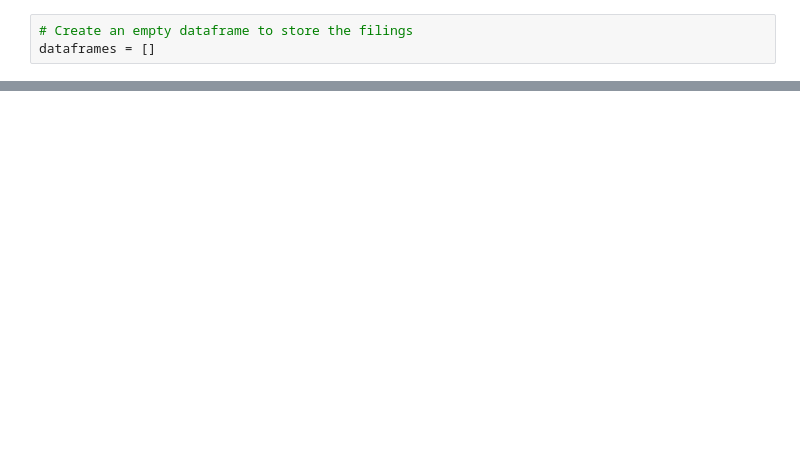
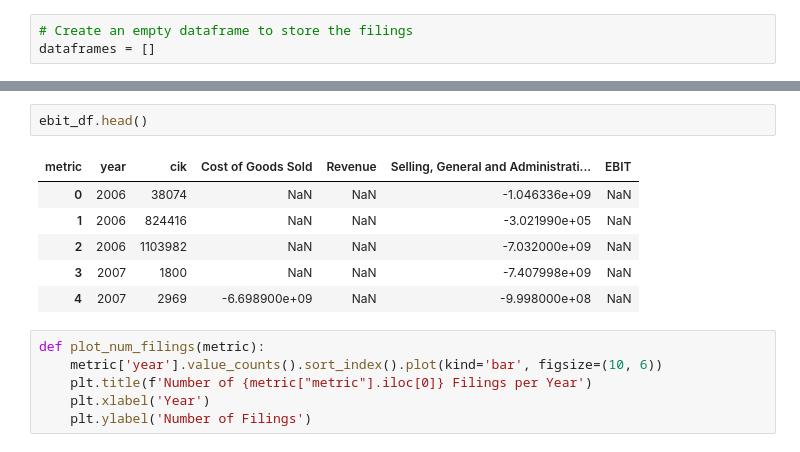
Before and after one commit to nkhanhle23/thesis, a Jupyter notebook: Preprocess data.ipynb, the cells around one changed output, grey strips where cells are left out. Drawn from its saved outputs; the diff is of its cells as text; blank space fills up the shorter version.

```diff
--- a/Preprocess data.ipynb
+++ b/Preprocess data.ipynb
@@ -50,0 +121,15 @@ filings['item_7A'][0]
+# %%
+ebit_df.head()
+# %% [output]
+| metric | year | cik | Cost of Goods Sold | Revenue | Selling, General and Administrati... | EBIT |
+| 0 | 2006 | 38074 | NaN | NaN | -1.046336e+09 | NaN |
+| 1 | 2006 | 824416 | NaN | NaN | -3.021990e+05 | NaN |
+| 2 | 2006 | 1103982 | NaN | NaN | -7.032000e+09 | NaN |
+| 3 | 2007 | 1800 | NaN | NaN | -7.407998e+09 | NaN |
+| 4 | 2007 | 2969 | -6.698900e+09 | NaN | -9.998000e+08 | NaN |
+# %%
+def plot_num_filings(metric):
+    metric['year'].value_counts().sort_index().plot(kind='bar', figsize=(10, 6))
+    plt.title(f'Number of {metric["metric"].iloc[0]} Filings per Year')
+    plt.xlabel('Year')
+    plt.ylabel('Number of Filings')
```
Also changed, not shown: parts of 8 cells of this notebook.
